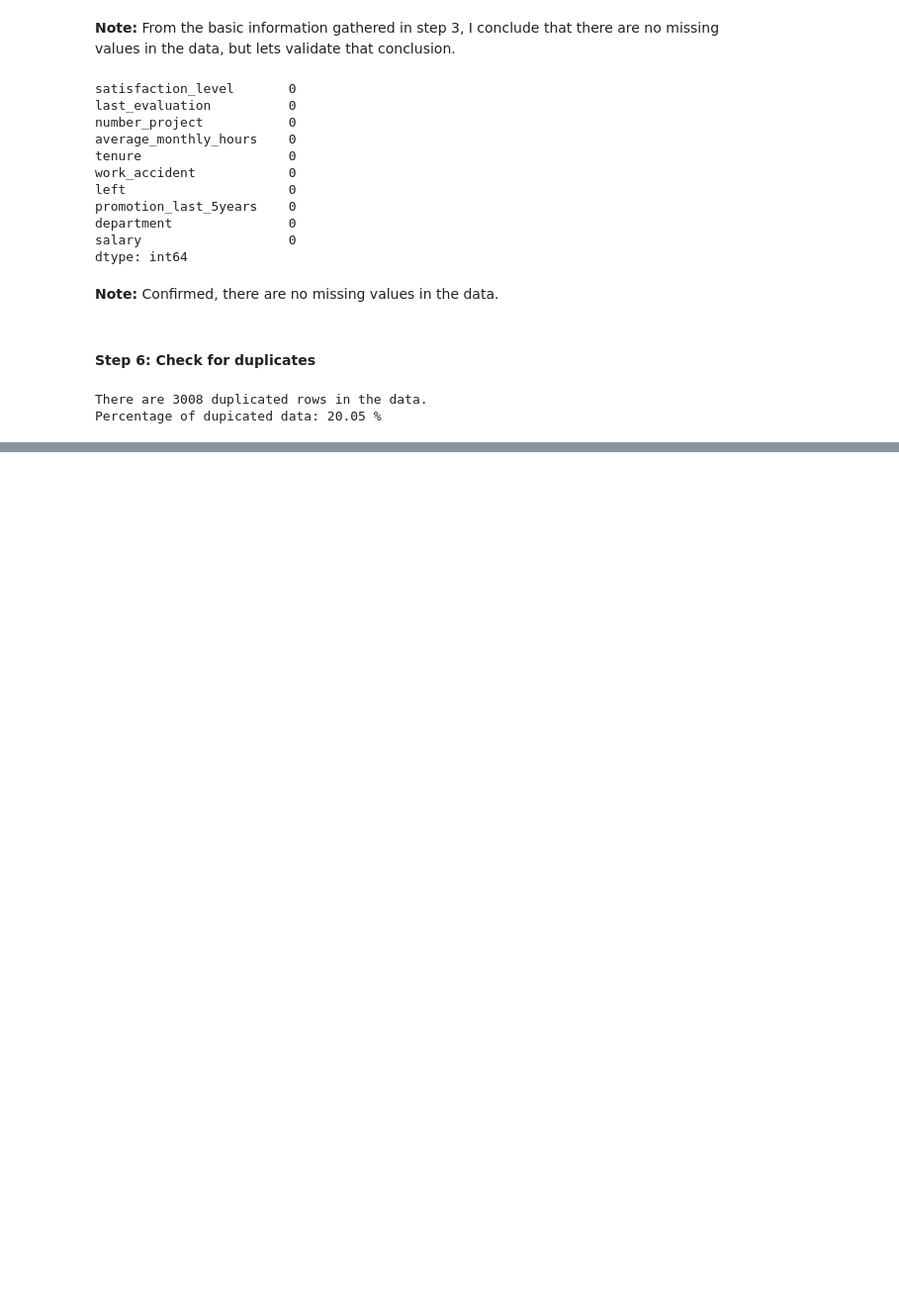
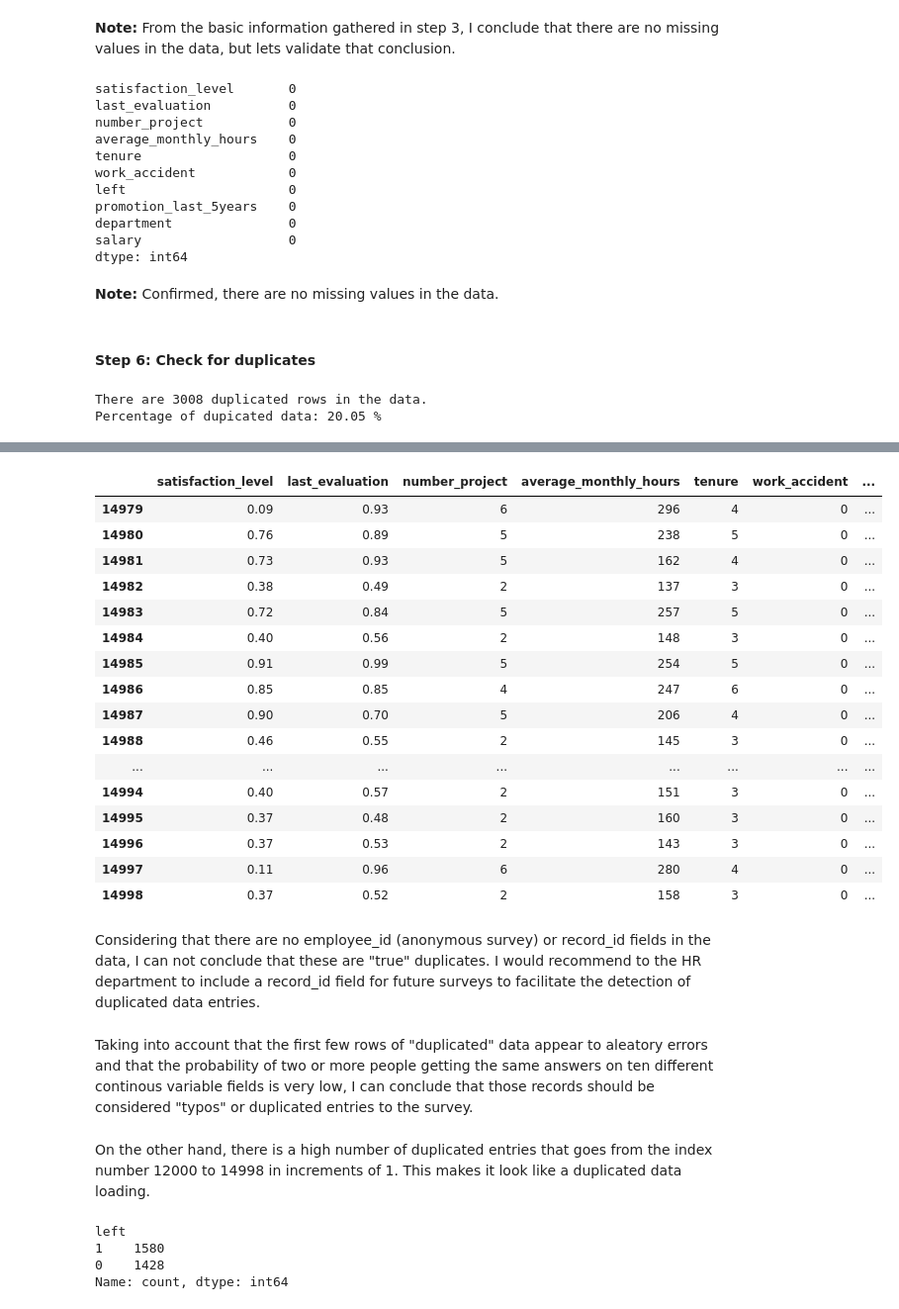
Before and after one commit to AlbertoMPalacioBastos/Machine_Learning_to_provide_insights_for_Human_Resources, a Jupyter notebook: Salifort Motors Project.ipynb, the cells around one changed output, grey strips where cells are left out. Shown at 99% size. Drawn from its saved outputs; the diff is of its cells as text; code cells hidden in the pictures; blank space fills up the shorter version.

```diff
--- a/Salifort Motors Project.ipynb
+++ b/Salifort Motors Project.ipynb
@@ -176,0 +198,34 @@ Percentage of dupicated data: 20.05 %
+# %%
+# Inspect rows that contain duplicates
+df0[df0.duplicated()].tail(20)
+# %% [output]
+|  | satisfaction_level | last_evaluation | number_project | average_monthly_hours | tenure | work_accident | ... |
+| 14979 | 0.09 | 0.93 | 6 | 296 | 4 | 0 | ... |
+| 14980 | 0.76 | 0.89 | 5 | 238 | 5 | 0 | ... |
+| 14981 | 0.73 | 0.93 | 5 | 162 | 4 | 0 | ... |
+| 14982 | 0.38 | 0.49 | 2 | 137 | 3 | 0 | ... |
+| 14983 | 0.72 | 0.84 | 5 | 257 | 5 | 0 | ... |
+| 14984 | 0.40 | 0.56 | 2 | 148 | 3 | 0 | ... |
+| 14985 | 0.91 | 0.99 | 5 | 254 | 5 | 0 | ... |
+| 14986 | 0.85 | 0.85 | 4 | 247 | 6 | 0 | ... |
+| 14987 | 0.90 | 0.70 | 5 | 206 | 4 | 0 | ... |
+| 14988 | 0.46 | 0.55 | 2 | 145 | 3 | 0 | ... |
+| ... | ... | ... | ... | ... | ... | ... | ... |
+| 14994 | 0.40 | 0.57 | 2 | 151 | 3 | 0 | ... |
+| 14995 | 0.37 | 0.48 | 2 | 160 | 3 | 0 | ... |
+| 14996 | 0.37 | 0.53 | 2 | 143 | 3 | 0 | ... |
+| 14997 | 0.11 | 0.96 | 6 | 280 | 4 | 0 | ... |
+| 14998 | 0.37 | 0.52 | 2 | 158 | 3 | 0 | ... |
+# %% [markdown]
+Considering that there are no employee_id (anonymous survey) or record_id fields in the data, I can not conclude that these are "true" duplicates. I would recommend to the HR department to include a record_id field for future surveys to facilitate the detection of duplicated data entries.
+# %% [markdown]
+Taking into account that the first few rows of "duplicated" data appear to aleatory errors and that the probability of two or more people getting the same answers on ten different continous variable fields is very low, I can conclude that those records should be considered "typos" or duplicated entries to the survey.
+# %% [markdown]
+On the other hand, there is a high number of duplicated entries that goes from the index number 12000 to 14998 in increments of 1. This makes it look like a duplicated data loading.
+# %%
+df0[df0.duplicated()]['left'].value_counts()
+# %% [output]
+left
+1    1580
+0    1428
+Name: count, dtype: int64
```
Also changed, not shown: parts of 2 cells of this notebook.
